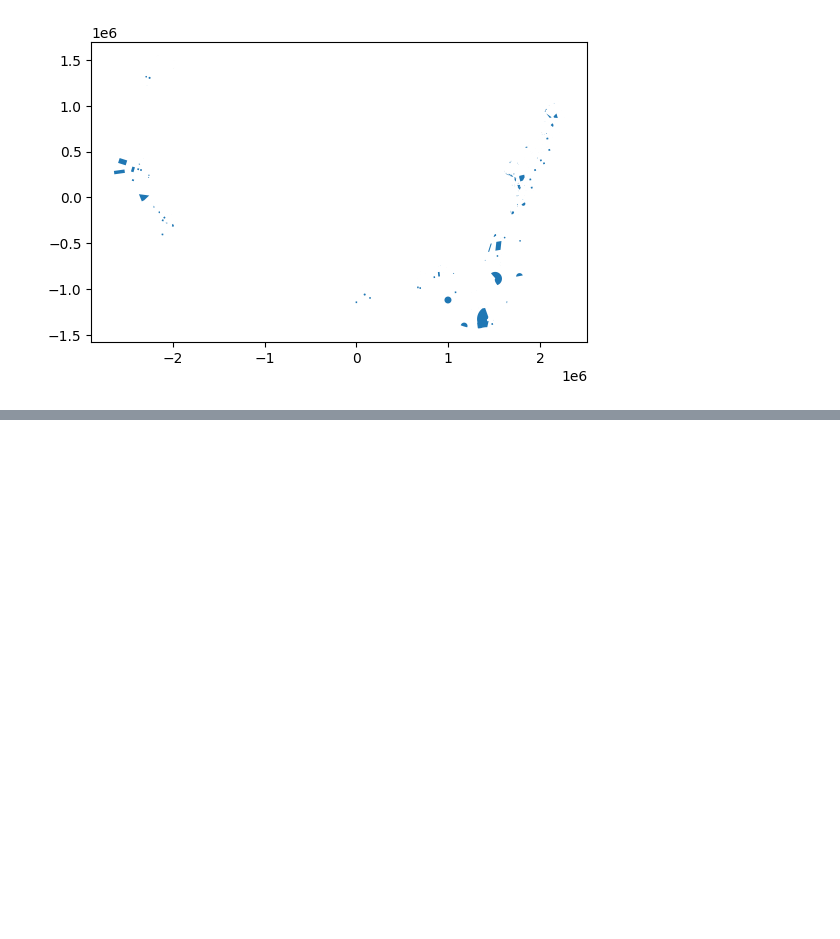
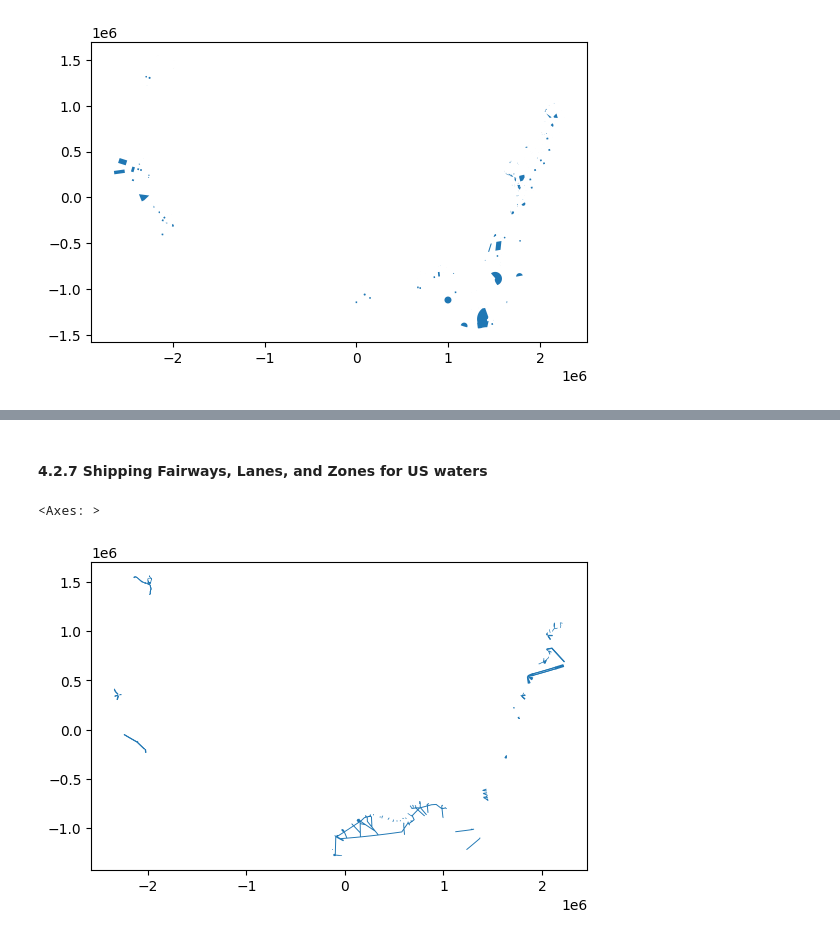
Before and after one commit to IMMM-SFA/gridcerf, a Jupyter notebook: notebooks/build_offshore_exclusions.ipynb, the cells around one changed output, grey strips where cells are left out. Drawn from its saved outputs; the diff is of its cells as text; code cells hidden in the pictures; blank space fills up the shorter version.

```diff
--- a/notebooks/build_offshore_exclusions.ipynb
+++ b/notebooks/build_offshore_exclusions.ipynb
@@ -390,0 +465,25 @@ def process_shp_file(source_file=source_file):
+# %% [markdown]
+#### 4.2.7 Shipping Fairways, Lanes, and Zones for US waters
+# %%
+# read in shapefile  and project to our GRIDCERF projection
+shipping_gdf = gpd.read_file(shipping_land_shpfile).to_crs(crs)
+
+# only keep marine sanctuaries within our GRIDCERF boundary
+shipping_gdf = gpd.clip(shipping_gdf, bdf)
+
+theme_keep_list = ['Traffic Separation Schemes/Traffic Lanes',
+                   'Shipping Fairways Lanes and Zones',
+                   'Traffic Separation Schemes',
+                   'Recommended Routes']
+
+shipping_gdf = shipping_gdf[shipping_gdf.THEMELAYER.isin(theme_keep_list)]
+
+shipping_gdf['geometry'] = shipping_gdf.geometry.buffer(3000)
+
+# add field to use for rasterization
+shipping_gdf["value"] = 1
+
+shipping_gdf.plot()
+# %% [output]
+<Axes: >
+[figure, added]
```
Also changed, not shown: parts of 27 cells of this notebook.
